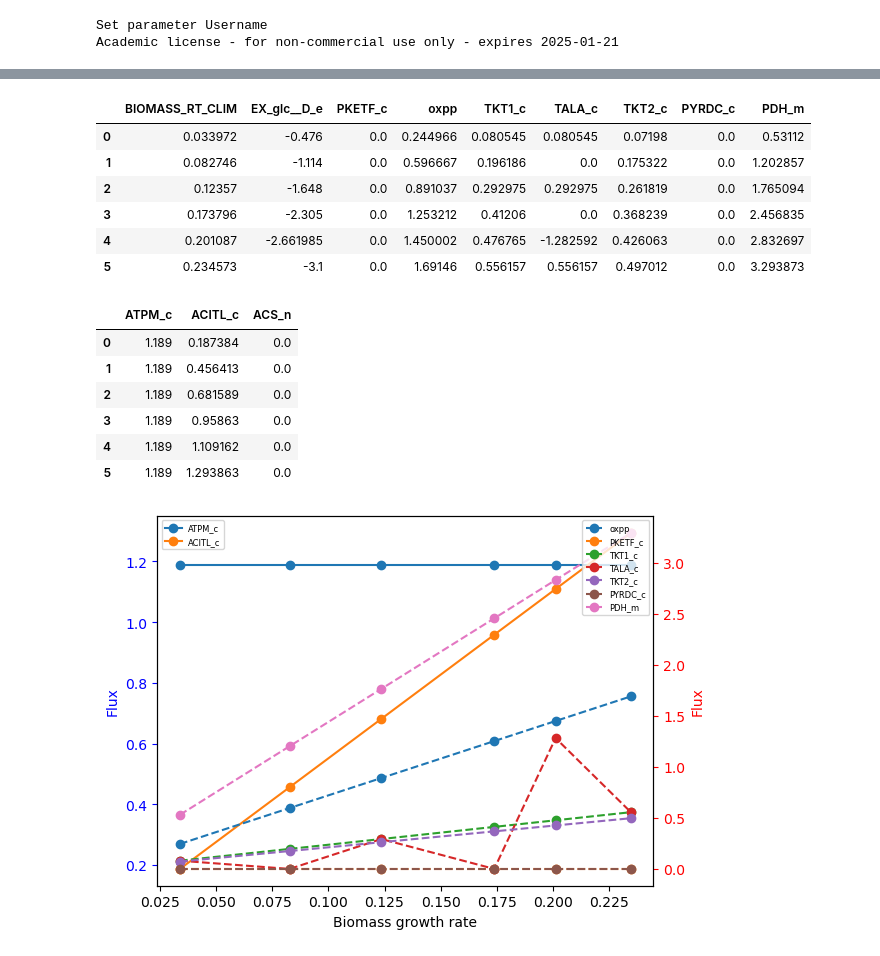
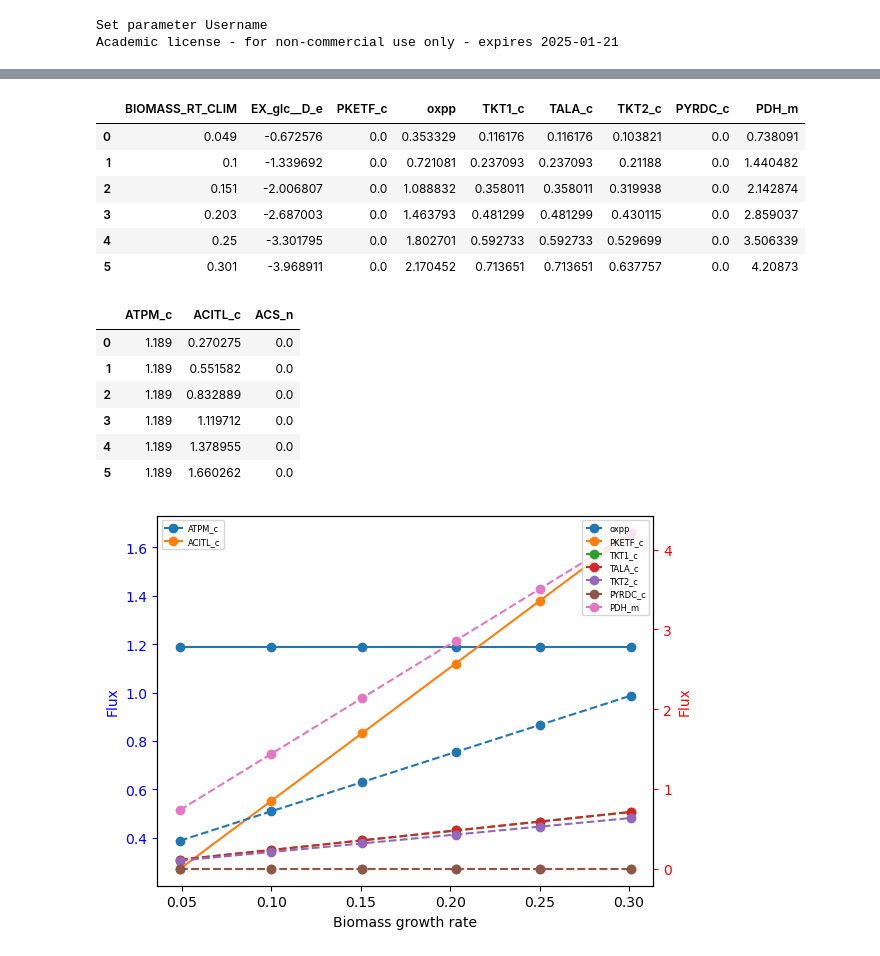
Before and after one commit to maivehanni/BSc_thesis, a Jupyter notebook: Python_scripts/iRhto/iRhto_simulations.ipynb, the cells around one changed output, grey strips where cells are left out. Cells and saved outputs as stored; diff of their text form; code cells hidden in the pictures.

```diff
--- a/Python_scripts/iRhto/iRhto_simulations.ipynb
+++ b/Python_scripts/iRhto/iRhto_simulations.ipynb
@@ -19,7 +19,10 @@ Set parameter Username
 Academic license - for non-commercial use only - expires 2025-01-21
 # %%
 # Lab data
-glucose_uptakes= [0.476, 1.114, 1.648, 2.305, 2.6619851, 3.1] # the fifth glc uptake value was calculated
+# glucose_uptakes = [0.476, 1.114, 1.648, 2.305, 2.6619851, 3.1] # the fifth glc uptake value was calculated
+growth_rates = [0.049, 0.100, 0.151, 0.203, 0.25, 0.301]
+
+
 solution1 = model1.optimize()
 # All fluxes
 all_fluxes = solution1.fluxes.to_frame(name='Flux')
@@ -40,22 +43,17 @@ all_fluxes
 2256 rows × 1 columns
 # %%
 # Get all fluxes on different glucose uptake
-all_fluxes_biomass_max = pd.DataFrame(columns=['Glucose uptake', *all_fluxes.index], index=range(len(glucose_uptakes))) #flux_values.index gives the row names column, * extracts the list of strings
-biomass_GR = []
+all_fluxes_glc_max = pd.DataFrame(columns=['Glucose uptake', 'Grpwth rate', *all_fluxes.index], index=range(len(growth_rates))) #flux_values.index gives the row names column, * extracts the list of strings
 
-for i in range(len(glucose_uptakes)):
+for i in range(len(growth_rates)):
     model=cobra.io.read_sbml_model("C:\\Users\\Maive\\Desktop\\BSc_loputoo\\Model_files\\iRhto_models\\iRhtoC.xml")
-    model.objective = "BIOMASS_RT_CLIM"
-
-    medium = model.medium
-    medium["EX_glc__D_e"] = glucose_uptakes[i]
-    model.medium = medium
+    model.objective = "EX_glc__D_e"
+    model.reactions.EX_glc__D_e.bounds = -9999, 9999
+    model.reactions.BIOMASS_RT_CLIM.bounds = growth_rates[i], growth_rates[i]
 
     solution = model.optimize()
 
-    all_fluxes_biomass_max.loc[i] = solution.fluxes[['EX_glc__D_e', *all_fluxes.index]].values
-    biomass_GR += [solution.objective_value]
-all_fluxes_biomass_max.insert(0, 'Biomass growth rate', biomass_GR, True)
+    all_fluxes_glc_max.loc[i] = solution.fluxes[['EX_glc__D_e', 'BIOMASS_RT_CLIM', *all_fluxes.index]].values
 
-all_fluxes_biomass_max
+all_fluxes_glc_max
 # %% [output]
@@ -95,59 +93,59 @@ plt.show()
 # %%
-PPP_fluxes = all_fluxes_biomass_max[['BIOMASS_RT_CLIM', 'EX_glc__D_e', 'PKETF_c', 'G6PDH2i_c', 'TKT1_c', 'TALA_c','TKT2_c', 'PYRDC_c','PDH_m']] #'XPK' (Xylulose-5-phosphate phosphoketolase) and 'FPK' (Fructose-6-phosphate phosphoketolase) - couldnt find these from iRhto model
+PPP_fluxes = all_fluxes_glc_max[['BIOMASS_RT_CLIM', 'EX_glc__D_e', 'PKETF_c', 'G6PDH2i_c', 'TKT1_c', 'TALA_c','TKT2_c', 'PYRDC_c','PDH_m']] #'XPK' (Xylulose-5-phosphate phosphoketolase) and 'FPK' (Fructose-6-phosphate phosphoketolase) - couldnt find these from iRhto model
 # Change G6PDH2rp column name to oxpp
 PPP_fluxes = PPP_fluxes.rename(columns = {'G6PDH2i_c': 'oxpp'})
 PPP_fluxes
 # %% [output]
 |  | BIOMASS_RT_CLIM | EX_glc__D_e | PKETF_c | oxpp | TKT1_c | TALA_c | TKT2_c | PYRDC_c | PDH_m |
-| 0 | 0.033972 | -0.476 | 0.0 | 0.244966 | 0.080545 | 0.080545 | 0.07198 | 0.0 | 0.53112 |
-| 1 | 0.082746 | -1.114 | 0.0 | 0.596667 | 0.196186 | 0.0 | 0.175322 | 0.0 | 1.202857 |
-| 2 | 0.12357 | -1.648 | 0.0 | 0.891037 | 0.292975 | 0.292975 | 0.261819 | 0.0 | 1.765094 |
-| 3 | 0.173796 | -2.305 | 0.0 | 1.253212 | 0.41206 | 0.0 | 0.368239 | 0.0 | 2.456835 |
-| 4 | 0.201087 | -2.661985 | 0.0 | 1.450002 | 0.476765 | -1.282592 | 0.426063 | 0.0 | 2.832697 |
-| 5 | 0.234573 | -3.1 | 0.0 | 1.69146 | 0.556157 | 0.556157 | 0.497012 | 0.0 | 3.293873 |
+| 0 | 0.049 | -0.672576 | 0.0 | 0.353329 | 0.116176 | 0.116176 | 0.103821 | 0.0 | 0.738091 |
+| 1 | 0.1 | -1.339692 | 0.0 | 0.721081 | 0.237093 | 0.237093 | 0.21188 | 0.0 | 1.440482 |
+| 2 | 0.151 | -2.006807 | 0.0 | 1.088832 | 0.358011 | 0.358011 | 0.319938 | 0.0 | 2.142874 |
+| 3 | 0.203 | -2.687003 | 0.0 | 1.463793 | 0.481299 | 0.481299 | 0.430115 | 0.0 | 2.859037 |
+| 4 | 0.25 | -3.301795 | 0.0 | 1.802701 | 0.592733 | 0.592733 | 0.529699 | 0.0 | 3.506339 |
+| 5 | 0.301 | -3.968911 | 0.0 | 2.170452 | 0.713651 | 0.713651 | 0.637757 | 0.0 | 4.20873 |
 # %%
-ATPM_ACITL_fluxes = all_fluxes_biomass_max[['ATPM_c', 'ACITL_c', 'ACS_n']] #ACS - Acetyl-CoA synthetase
+ATPM_ACITL_fluxes = all_fluxes_glc_max[['ATPM_c', 'ACITL_c', 'ACS_n']] #ACS - Acetyl-CoA synthetase
 ATPM_ACITL_fluxes
 # %% [output]
 |  | ATPM_c | ACITL_c | ACS_n |
-| 0 | 1.189 | 0.187384 | 0.0 |
-| 1 | 1.189 | 0.456413 | 0.0 |
-| 2 | 1.189 | 0.681589 | 0.0 |
-| 3 | 1.189 | 0.95863 | 0.0 |
-| 4 | 1.189 | 1.109162 | 0.0 |
-| 5 | 1.189 | 1.293863 | 0.0 |
+| 0 | 1.189 | 0.270275 | 0.0 |
+| 1 | 1.189 | 0.551582 | 0.0 |
+| 2 | 1.189 | 0.832889 | 0.0 |
+| 3 | 1.189 | 1.119712 | 0.0 |
+| 4 | 1.189 | 1.378955 | 0.0 |
+| 5 | 1.189 | 1.660262 | 0.0 |
 # %%
 # Plot the PPP enzymes fluxes with ATPM and ACITL on seperate y-axis
-GR_range = all_fluxes_biomass_max['BIOMASS_RT_CLIM']
+GR_range = all_fluxes_glc_max['BIOMASS_RT_CLIM']
 # Sample data
 x = GR_range
 y1 = np.abs(ATPM_ACITL_fluxes[['ATPM_c', 'ACITL_c']])
 y2 = np.abs(PPP_fluxes[['oxpp', 'PKETF_c', 'TKT1_c', 'TALA_c','TKT2_c', 'PYRDC_c','PDH_m']])
 
 # # Define colors for each label
 # colors = {'ATPM': 'black', 'ACITL': 'orange', 'oxpp': 'yellow', 'TKT1': 'green', 'TKT2': 'blue', 'TALA': 'red', 'XPK': 'pink','PYRDC': 'brown' ,'PDHm': 'purple'}
 # labels = ['ATPM', 'ACITL', 'oxpp', 'TKT1', 'TKT2', 'TALA', 'XPK','PYRDC','PDHm']
 # Create the first plot
 fig, ax1 = plt.subplots()
 
 ax1.plot(x, y1, 'o-', label=['ATPM_c', 'ACITL_c'])
 ax1.set_xlabel('Biomass growth rate')
 ax1.set_ylabel('Flux', color='b')
 ax1.tick_params('y', colors='b')
 ax1.legend(fontsize=6, loc='upper left')
 
 # Create the second y-axis on the right
 ax2 = ax1.twinx()
 
 # Plot the second set of data on the right y-axis
 ax2.plot(x, y2, 'o--', label=['oxpp', 'PKETF_c', 'TKT1_c', 'TALA_c','TKT2_c', 'PYRDC_c','PDH_m'])
 ax2.set_ylabel('Flux', color='r')
 ax2.tick_params('y', colors='r')
 ax2.legend(fontsize=6, loc='upper right')
 
 # Show the plot
 plt.show()
 # %% [output]
-[figure, old version]
+[figure, new version]
 # %%
 # # Get all fluxes to excel
```
Also changed, not shown: parts of 6 cells of this notebook, 9 other files.
